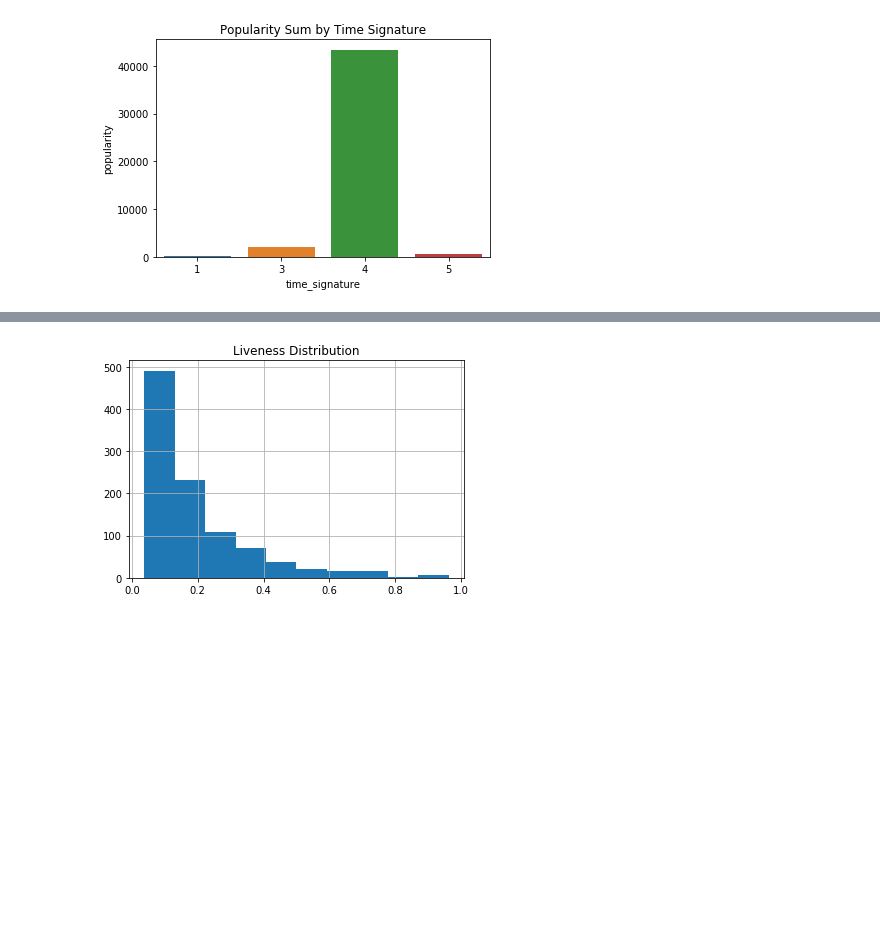
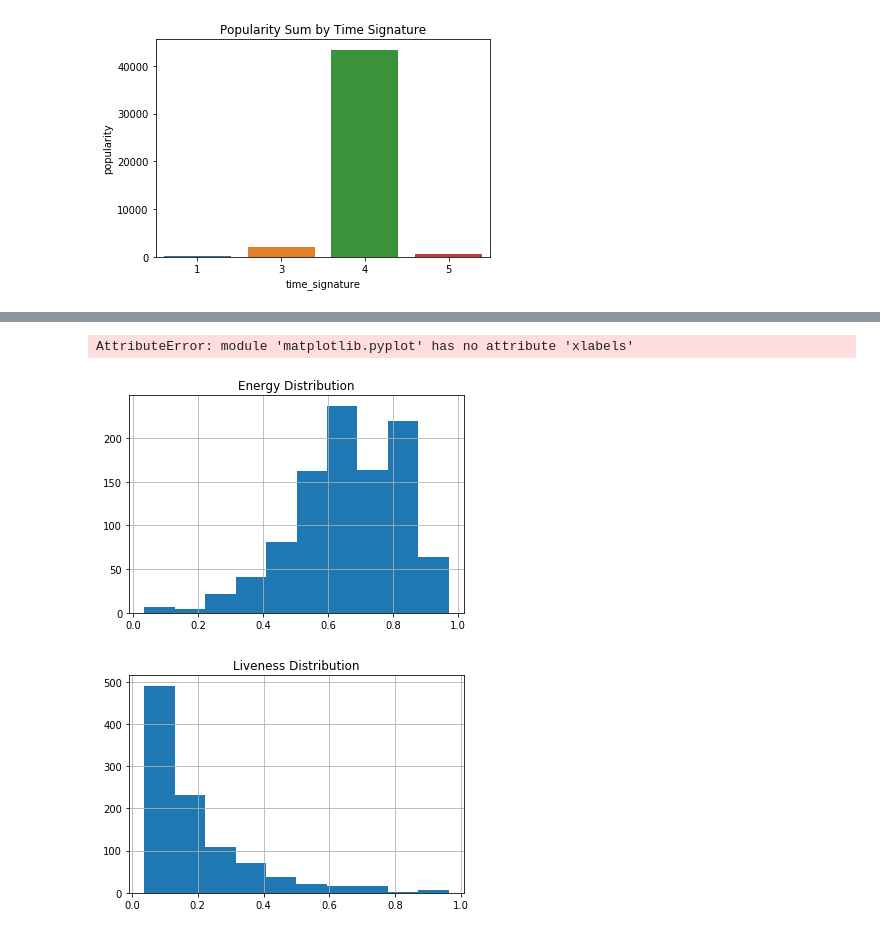
Before and after one commit to ipatel467/Spotify-Project, a Jupyter notebook: Spotify.ipynb, the cells around one changed output, grey strips where cells are left out. Cells and saved outputs as stored; diff of their text form; code cells hidden in the pictures; blank space fills up the shorter version.

```diff
--- a/Spotify.ipynb
+++ b/Spotify.ipynb
@@ -181,3 +195,14 @@ plt.title('Popularity Sum by Time Signature');
+# %%
+full_df['duration_ms'].hist()
+plt.title('Duration in Milli Sec Distribution');
+plt.xlabels('Hi')
+# %% [output]
+AttributeError: module 'matplotlib.pyplot' has no attribute 'xlabels'
+# %%
+full_df['energy'].hist()
+plt.title('Energy Distribution');
+# %% [output]
+[figure, added]
 # %%
 full_df['liveness'].hist()
 plt.title('Liveness Distribution');
```
Also changed, not shown: parts of 6 cells of this notebook.
